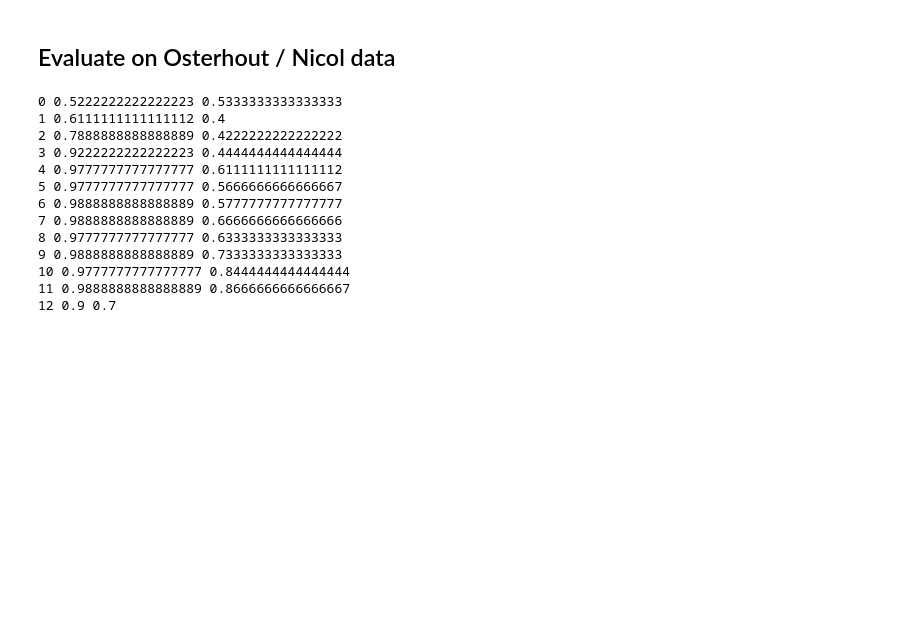
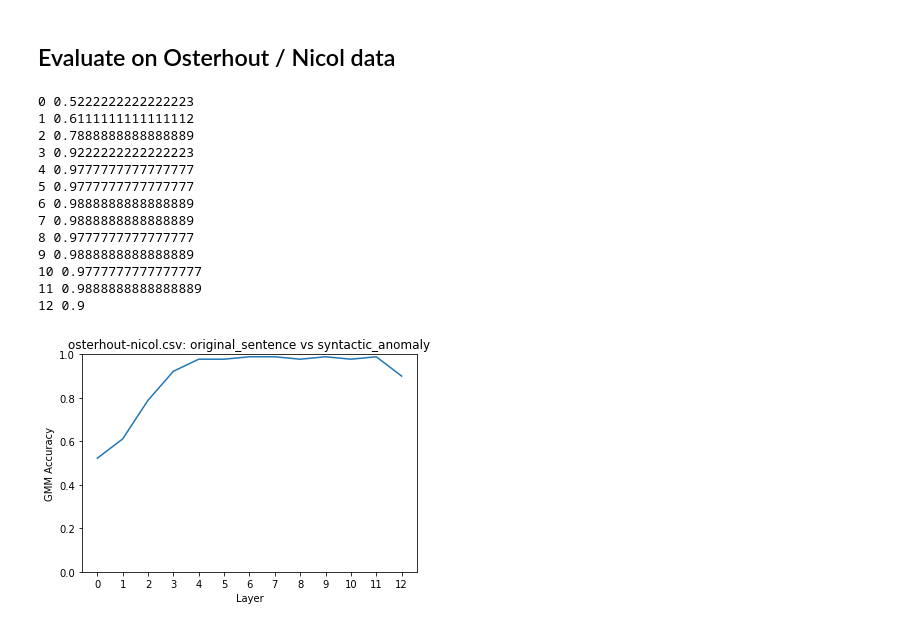
Before and after one commit to SPOClab-ca/layerwise-anomaly, a Jupyter notebook: notebooks_bai/GMMAnomaly.ipynb, the cells around one changed output. Saved outputs shown, nothing was run; the diff lists cells and outputs as text; code cells hidden in the pictures; blank space fills up the shorter version.

```diff
--- a/notebooks_bai/GMMAnomaly.ipynb
+++ b/notebooks_bai/GMMAnomaly.ipynb
@@ -46,24 +46,36 @@ all_layer_scores("The cats won't eating the food that Mary gives them.")
 ## Evaluate on Osterhout / Nicol data
 # %%
 sentgen = src.sentpair_generator.SentPairGenerator()
-# %%
-for layer in range(13):
-  syn_results = model.eval_sent_pairs(sentgen.get_osterhout_nicol(anomaly_type='syntactic'), layer)
-  sem_results = model.eval_sent_pairs(sentgen.get_osterhout_nicol(anomaly_type='semantic'), layer)
-  syn_score = sum(syn_results) / len(syn_results)
-  sem_score = sum(sem_results) / len(sem_results)
-  print(layer, syn_score, sem_score)
-# %% [output]
-0 0.5222222222222223 0.5333333333333333
-1 0.6111111111111112 0.4
-2 0.7888888888888889 0.4222222222222222
-3 0.9222222222222223 0.4444444444444444
-4 0.9777777777777777 0.6111111111111112
-5 0.9777777777777777 0.5666666666666667
-6 0.9888888888888889 0.5777777777777777
-7 0.9888888888888889 0.6666666666666666
-8 0.9777777777777777 0.6333333333333333
-9 0.9888888888888889 0.7333333333333333
-10 0.9777777777777777 0.8444444444444444
-11 0.9888888888888889 0.8666666666666667
-12 0.9 0.7
+# %%
+def process_sentpair_dataset(csvname, correct_col, wrong_col):
+  scores = []
+  for layer in range(13):
+    results = model.eval_sent_pairs(sentgen.get_csv_based_dataset(csvname, correct_col, wrong_col), layer)
+    score = sum(results) / len(results)
+    scores.append(score)
+    print(layer, score)
+
+  plt.plot(scores)
+  plt.ylim((0, 1))
+  plt.xticks(range(0, 13))
+  plt.title(f"{csvname}: {correct_col} vs {wrong_col}")
+  plt.xlabel('Layer')
+  plt.ylabel('GMM Accuracy')
+  plt.show()
+# %%
+process_sentpair_dataset('osterhout-nicol.csv', 'original_sentence', 'syntactic_anomaly')
+# %% [output]
+0 0.5222222222222223
+1 0.6111111111111112
+2 0.7888888888888889
+3 0.9222222222222223
+4 0.9777777777777777
+5 0.9777777777777777
+6 0.9888888888888889
+7 0.9888888888888889
+8 0.9777777777777777
+9 0.9888888888888889
+10 0.9777777777777777
+11 0.9888888888888889
+12 0.9
+[figure, added]
```
Also changed, not shown: parts of 7 cells of this notebook, 6 other files.
